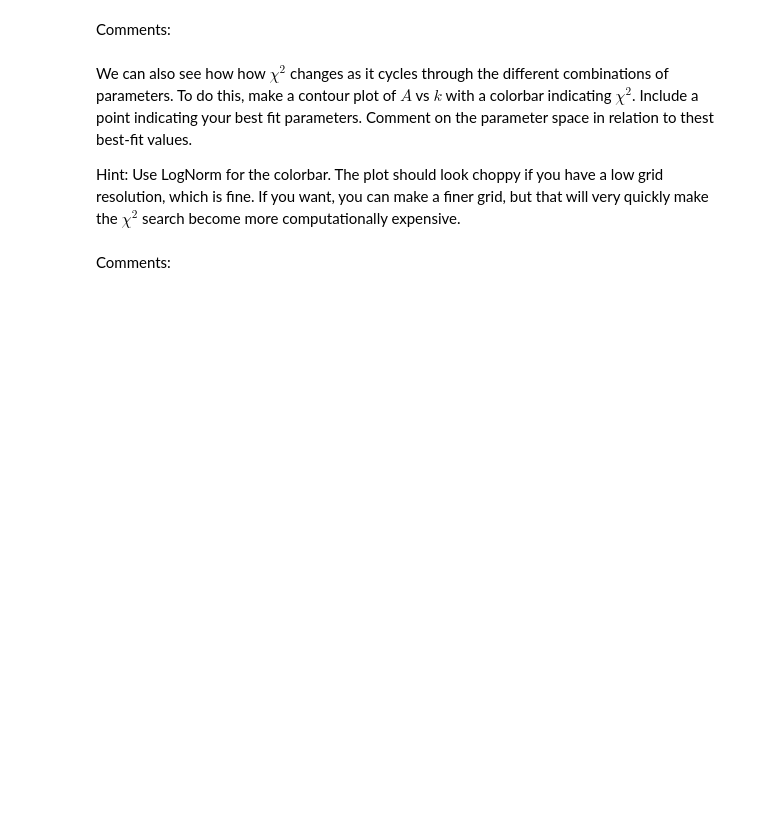
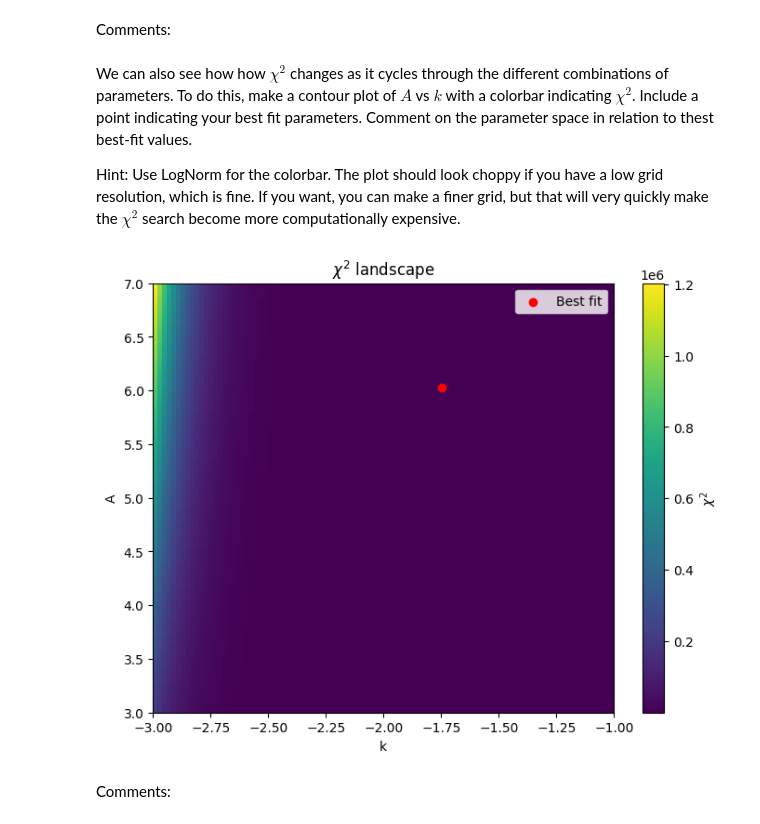
Before and after one commit to galih123star/computational2026, a Jupyter notebook: HW07/HW07_ChiSquared_MCMC.ipynb, the cells around one changed output. Cells and saved outputs as stored; diff of their text form; code cells hidden in the pictures; blank space fills up the shorter version.

```diff
--- a/HW07/HW07_ChiSquared_MCMC.ipynb
+++ b/HW07/HW07_ChiSquared_MCMC.ipynb
@@ -75,17 +75,7 @@ The first thing to do is make some functions for the model, $\chi^{2}$, and $\ch
 def func(x,A,k):
     return A * x**k
 def chi_sqr(y,y_true,y_err):
-    return np.sum( (y - y_true)**2 / y_err)
-def red_chi_sqr(n,p):
-    nu = n - p
-    return chi_sqr(y,y_true,y_err)/nu
-
-def func(x, A, k):
-    return A * x**k
-
-def chi_sqr(y, y_model, y_err):
-    return np.sum((y - y_model)**2 / y_err**2)
-
+    return np.sum( (y - y_true)**2 / y_err**2)
 def red_chi_sqr(chi, n, p):
     return chi / (n - p)
 # %% [markdown]
@@ -147,7 +143,28 @@ We can also see how how $\chi^{2}$ changes as it cycles through the different co
 
 Hint: Use LogNorm for the colorbar. The plot should look choppy if you have a low grid resolution, which is fine. If you want, you can make a finer grid, but that will very quickly make the $\chi^{2}$ search become more computationally expensive.
 # %%
-# Contour plot
+plt.figure(figsize=(8,6))
+
+plt.imshow(
+    chi_grid,
+    origin='lower',
+    aspect='auto',
+    extent=[k_grid.min(), k_grid.max(), A_grid.min(), A_grid.max()],
+    cmap='viridis'
+)
+
+plt.colorbar(label=r'$\chi^2$')
+
+plt.xlabel('k')
+plt.ylabel('A')
+plt.title(r'$\chi^2$ landscape')
+
+plt.scatter(best_k, best_A, color='red', label='Best fit')
+plt.legend()
+
+plt.show()
+# %% [output]
+[figure, added]
 # %% [markdown]
 Comments:
 # %% [markdown]
```
Also changed, not shown: parts of 3 cells of this notebook.
